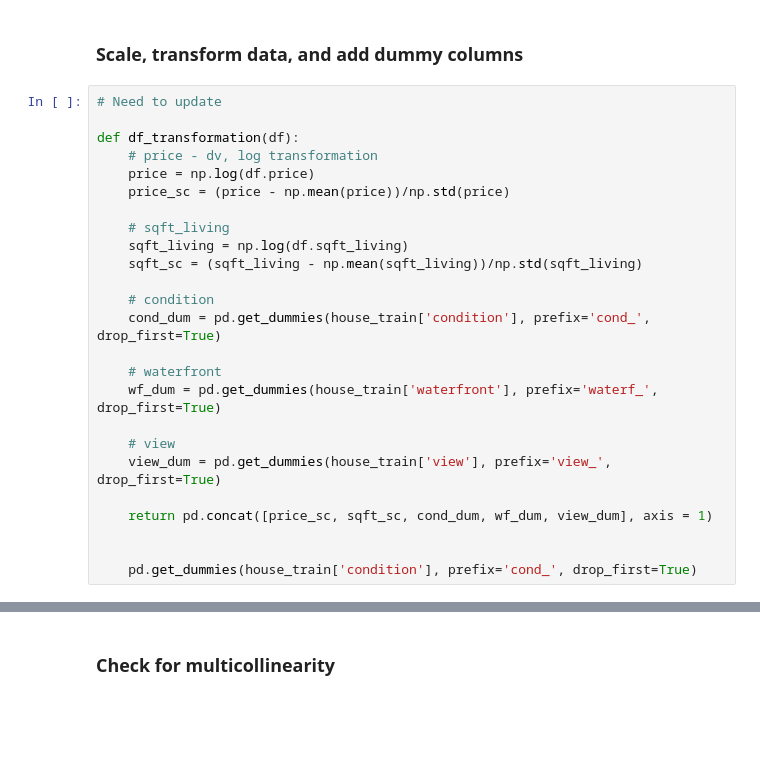
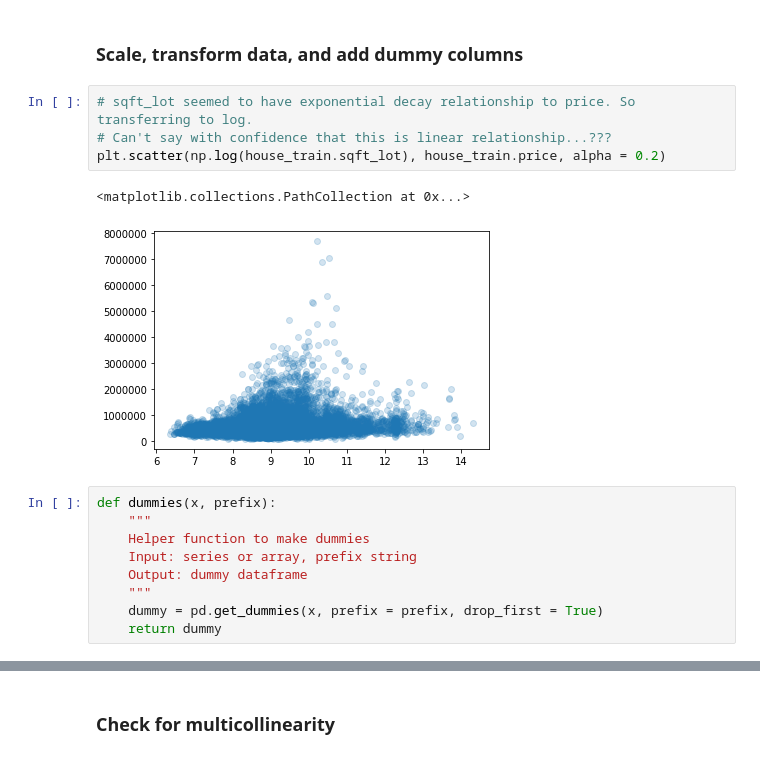
Before and after one commit to stereopickle/housing_price_bakeoff, a Jupyter notebook: Applied_practice.ipynb, the cells around one changed output, grey strips where cells are left out. Cells and saved outputs as stored; diff of their text form; blank space fills up the shorter version.

Commit message:
cleaned up and completed function upto data manipulation and baseline model

```diff
--- a/Applied_practice.ipynb
+++ b/Applied_practice.ipynb
@@ -239,28 +213,19 @@ remove_features(house_train)
 We will check for assumptions and create a baseline model here. And then we will investigate interactions and other feature selection to see if any improves our model.
 # %% [markdown]
 ### Scale, transform data, and add dummy columns
-# %%
-# Need to update
-
-def df_transformation(df):
-    # price - dv, log transformation
-    price = np.log(df.price)
-    price_sc = (price - np.mean(price))/np.std(price)
-
-    # sqft_living
-    sqft_living = np.log(df.sqft_living)
-    sqft_sc = (sqft_living - np.mean(sqft_living))/np.std(sqft_living)
-
-    # condition
-    cond_dum = pd.get_dummies(house_train['condition'], prefix='cond_', drop_first=True)
-
-    # waterfront
-    wf_dum = pd.get_dummies(house_train['waterfront'], prefix='waterf_', drop_first=True)
-
-    # view
-    view_dum = pd.get_dummies(house_train['view'], prefix='view_', drop_first=True)
-
-    return pd.concat([price_sc, sqft_sc, cond_dum, wf_dum, view_dum], axis = 1)
-
-
-    pd.get_dummies(house_train['condition'], prefix='cond_', drop_first=True)
+# %%
+# sqft_lot seemed to have exponential decay relationship to price. So transferring to log.
+# Can't say with confidence that this is linear relationship...???
+plt.scatter(np.log(house_train.sqft_lot), house_train.price, alpha = 0.2)
+# %% [output]
+<matplotlib.collections.PathCollection at 0x...>
+[figure, added]
+# %%
+def dummies(x, prefix):
+    """
+    Helper function to make dummies
+    Input: series or array, prefix string
+    Output: dummy dataframe
+    """
+    dummy = pd.get_dummies(x, prefix = prefix, drop_first = True)
+    return dummy
```
Also changed, not shown: parts of 21 cells of this notebook.
